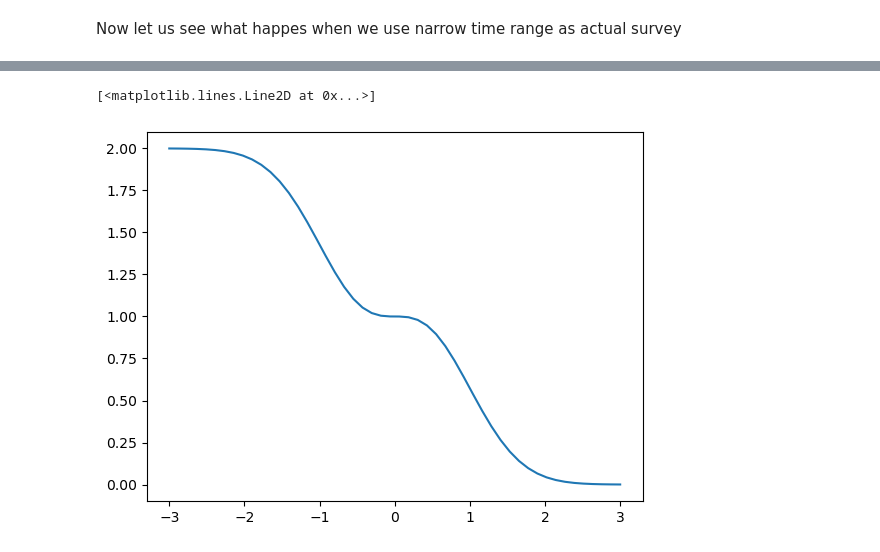
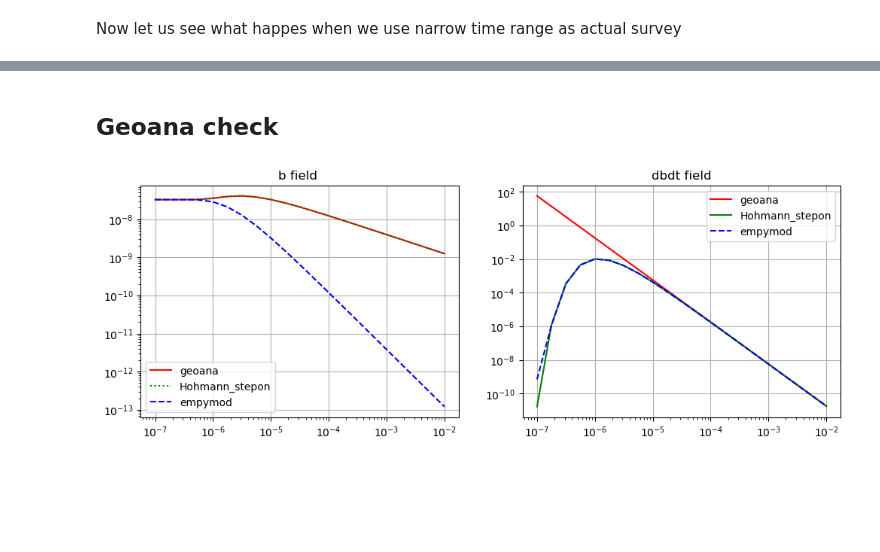
Before and after one commit to MasayukiMotoori/EOSC556B, a Jupyter notebook: Project_EMIP_1D_test.ipynb, the cells around one changed output, grey strips where cells are left out. Cells and saved outputs as stored; diff of their text form; code cells hidden in the pictures; blank space fills up the shorter version.

```diff
--- a/Project_EMIP_1D_test.ipynb
+++ b/Project_EMIP_1D_test.ipynb
@@ -216,6 +206,2 @@ plt.show()
-# %%
-x = np.linspace(-3, 3)
-plt.plot(x,2/np.sqrt(np.pi)*x*np.exp(-x**2)+special.erfc(x))
-# %% [output]
-[<matplotlib.lines.Line2D at 0x...>]
-[figure, removed]
+# %% [markdown]
+## Geoana check
@@ -221,0 +229,6 @@ plt.plot(x,2/np.sqrt(np.pi)*x*np.exp(-x**2)+special.erfc(x))
+# %%
+t = np.logspace(-7,-2, 21)
+tstrt = 1e-6
+tend = 1e-2
+tindex = (t >= tstrt) & (t <= tend)
+tplot = t[tindex]
@@ -222,3 +262,39 @@ plt.plot(x,2/np.sqrt(np.pi)*x*np.exp(-x**2)+special.erfc(x))
+# %%
+location = np.r_[0.,0.,0.]
+orientation = np.r_[1., 0., 0.]
+current = 1.
+sigma = 1/res_sea
+simulation = ElectricDipoleWholeSpace(
+    time=t, location=location, orientation=orientation,
+    current=current, sigma=sigma,mu=mu_0
+)
+xyz = ndgrid(np.r_[0.0], np.r_[-1.75], np.r_[0.0])
+#xyz = ndgrid(np.linspace(-10, 10, 20), np.linspace(-10, 10, 20), np.array([0]))
+geoana_b    = -simulation.magnetic_flux_density(xyz)[:,2]
+geoana_dbdt = -simulation.magnetic_flux_density_time_deriv(xyz)[:,2]
+# %%
+rec2 = np.r_[0, -1.75, 0.]
+sigma = 1/res_sea
+hohmann_b_tmp, hohmann_dbdt_tmp = tem_edp_whl_on(sigma,t,mu_0, rec2)
+hohmann_b = mu_0*hohmann_b_tmp[:,2]
+hohmann_dbdt  = mu_0*hohmann_dbdt_tmp[:,2]
+# %%
+fig ,ax = plt.subplots(1,2,figsize=(12,4))
+ax[0].loglog(t, geoana_b,"r-",label="geoana")
+ax[0].loglog(t, hohmann_b,"g:",label="Hohmann_stepon")
+ax[0].loglog(t ,empymod_b,"b--",label="empymod")
+ax[0].set_title("b field ")
+
+ax[1].loglog(t, geoana_dbdt,"r-",label="geoana")
+ax[1].loglog(t, hohmann_dbdt,"g-",label="Hohmann_stepon")
+ax[1].loglog(t, empymod_dbdt,"b--",label="empymod")
+ax[1].set_title("dbdt field")
+
+for a in ax :
+    a.grid()
+    a.legend()
+# %% [output]
+[figure, added]
 # %%
 def tem_lsc_whl(sigma,t,mu, rec):
     """
```
Also changed, not shown: parts of 10 cells of this notebook.
